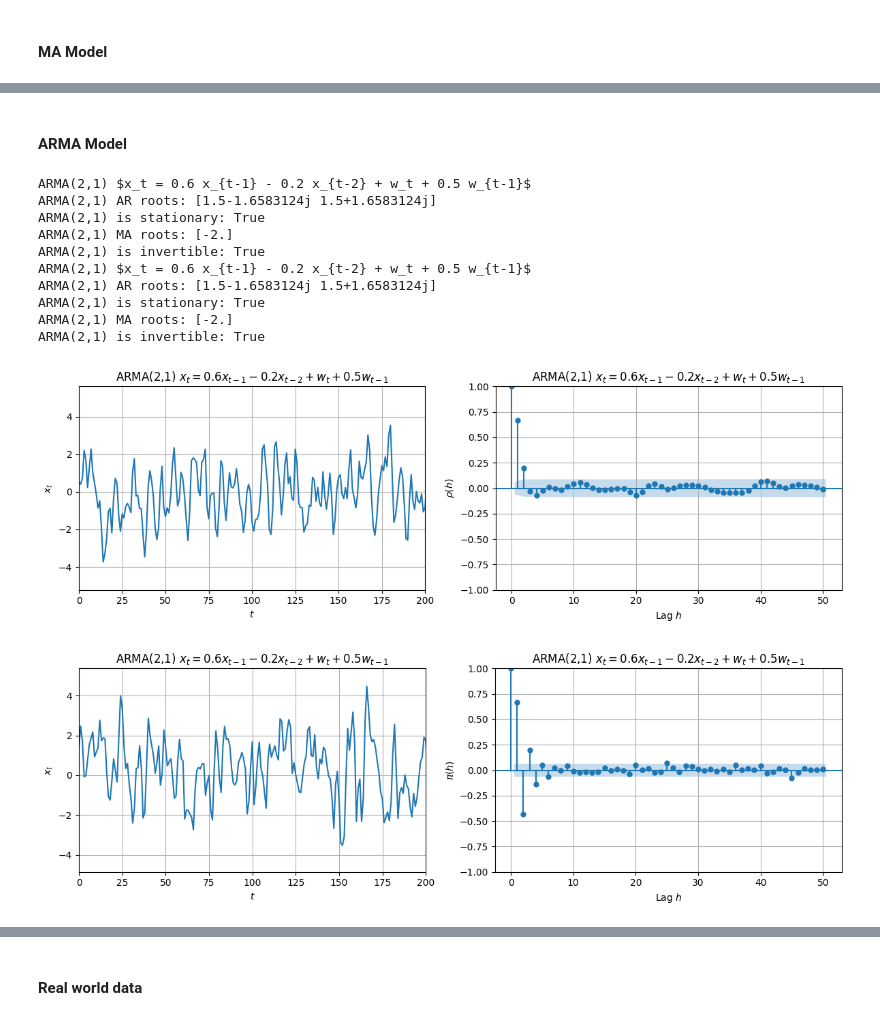
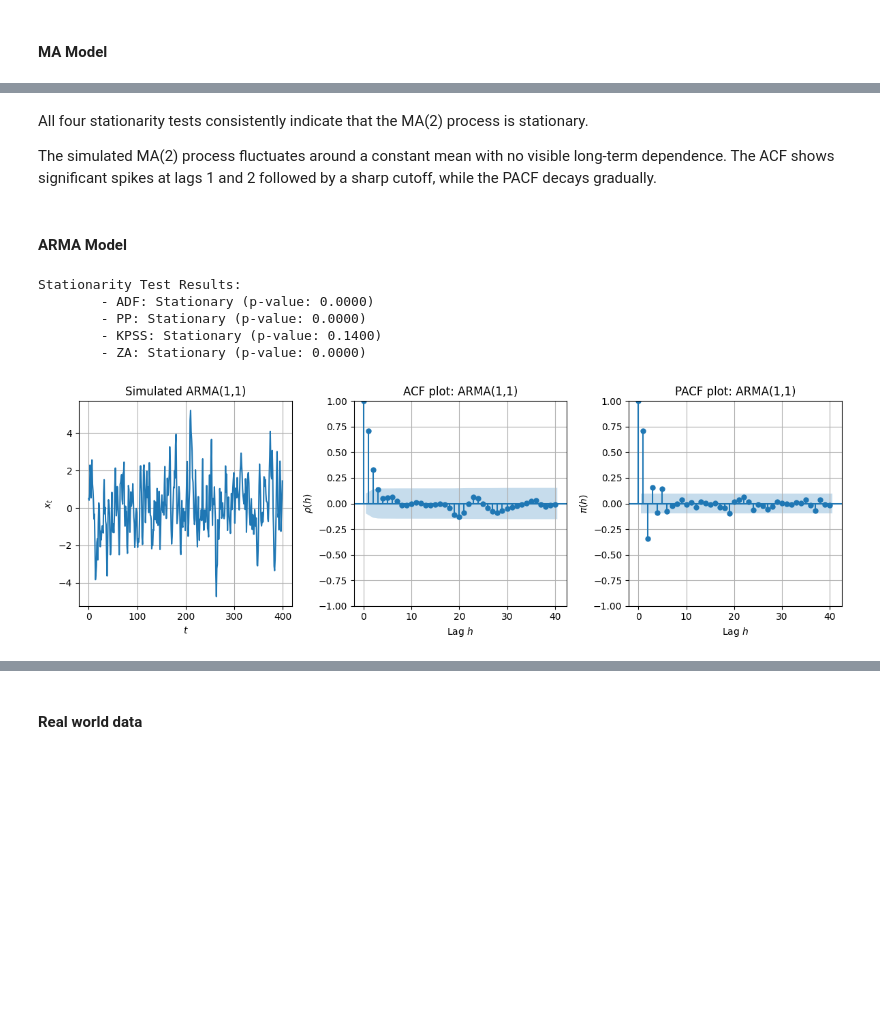
Before and after one commit to nadeeiiin/TIME-HS25-practical-exercises, a Jupyter notebook: notebooks/04_TIME_exercise-04.ipynb, the cells around one changed output, grey strips where cells are left out. Drawn from its saved outputs; the diff is of its cells as text; code cells hidden in the pictures; blank space fills up the shorter version.

```diff
--- a/notebooks/04_TIME_exercise-04.ipynb
+++ b/notebooks/04_TIME_exercise-04.ipynb
@@ -131,26 +83,31 @@ for ma_coeffs, formula in ma_parameters:
+# %% [markdown]
+All four stationarity tests consistently indicate that the MA(2) process is stationary.
+
+The simulated MA(2) process fluctuates around a constant mean with no visible long-term dependence. The ACF shows significant spikes at lags 1 and 2 followed by a sharp cutoff, while the PACF decays gradually.
 # %% [markdown]
 #### ARMA Model
 # %%
 np.random.seed(42)
 
-# ARMA(2,1)
-ar_coeffs = [1, -0.6, 0.2]
-ma_coeffs = [1, 0.5]
+# ARMA(1,1): X_t = 0.5 X_{t-1} + W_t + 0.6 W_{t-1}
+ar = np.array([1, -0.5])
+ma = np.array([1, 0.6])
+arma11 = ArmaProcess(ar, ma)
+y_arma = arma11.generate_sample(nsample=400)
 
-arma_formula = r'$x_t = 0.6 x_{t-1} - 0.2 x_{t-2} + w_t + 0.5 w_{t-1}$'
+x = np.arange(len(y_arma))
 
-plot_arma_process(ar_coeffs, ma_coeffs, arma_formula, acf_or_pacf=True)
-plot_arma_process(ar_coeffs, ma_coeffs, arma_formula, acf_or_pacf=False)
+fig, axs = get_figure(ncols=3)
+time_plot(y=y_arma, x=x, ax=axs[0], title="Simulated ARMA(1,1)")
+acf_plot(y_arma, 40, axs[1], title="ARMA(1,1)")
+pacf_plot(y_arma, 40, axs[2], title="ARMA(1,1)")
+fig.tight_layout()
+
+stationarity_tests(pd.Series(y_arma))
 # %% [output]
-ARMA(2,1) $x_t = 0.6 x_{t-1} - 0.2 x_{t-2} + w_t + 0.5 w_{t-1}$
-ARMA(2,1) AR roots: [1.5-1.6583124j 1.5+1.6583124j]
-ARMA(2,1) is stationary: True
-ARMA(2,1) MA roots: [-2.]
-ARMA(2,1) is invertible: True
-ARMA(2,1) $x_t = 0.6 x_{t-1} - 0.2 x_{t-2} + w_t + 0.5 w_{t-1}$
-ARMA(2,1) AR roots: [1.5-1.6583124j 1.5+1.6583124j]
-ARMA(2,1) is stationary: True
-ARMA(2,1) MA roots: [-2.]
-ARMA(2,1) is invertible: True
+Stationarity Test Results:
+        - ADF: Stationary (p-value: 0.0000)
+        - PP: Stationary (p-value: 0.0000)
+        - KPSS: Stationary (p-value: 0.1400)
+        - ZA: Stationary (p-value: 0.0000)
-[figure, old version]
+[figure, new version]
-[figure, removed]
```
Also changed, not shown: parts of 31 cells of this notebook.
